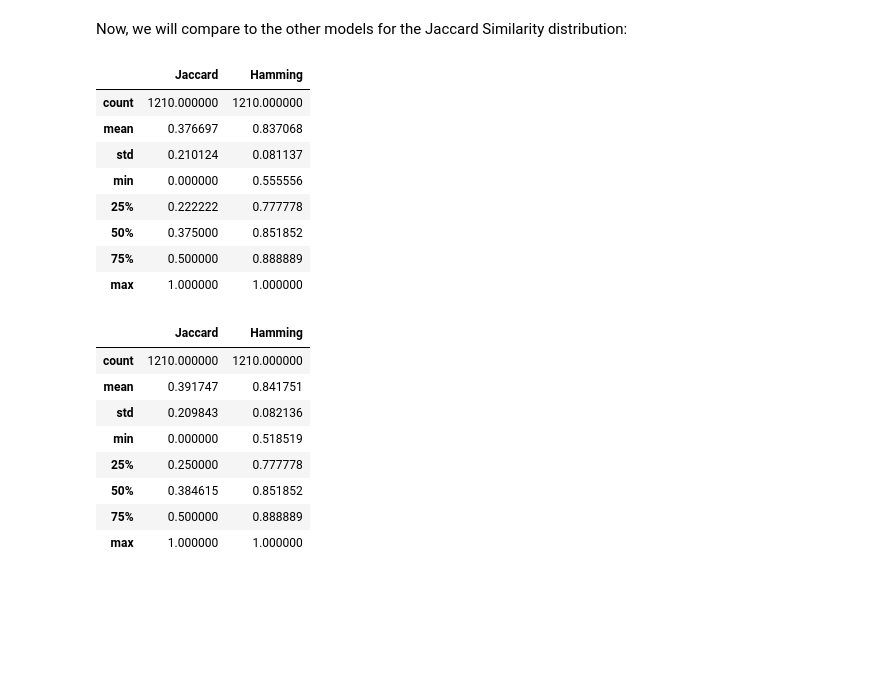
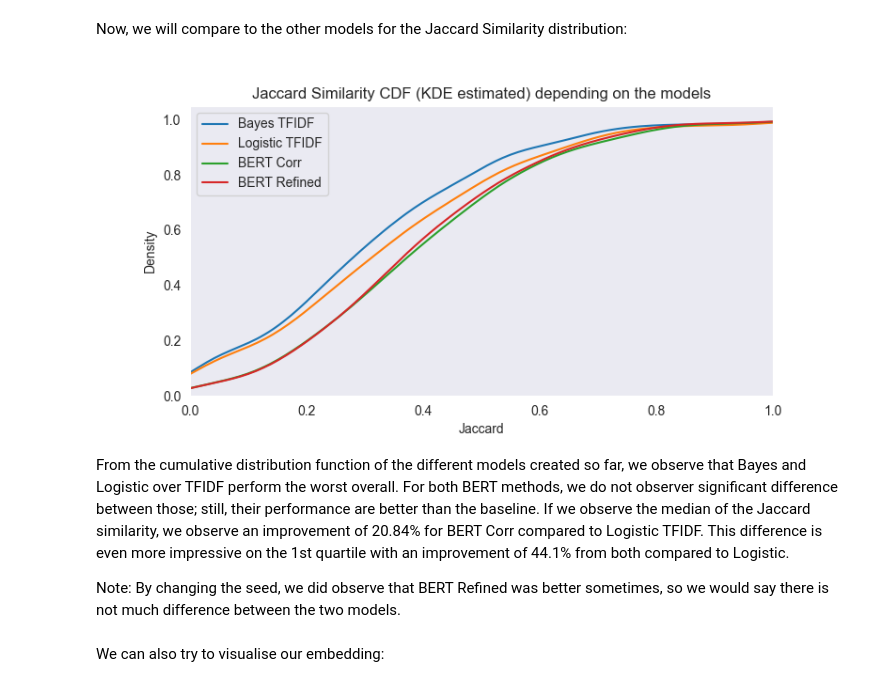
Before and after one commit to minhquan-Hoang95/WNLNLesage_Hoang_Prediction_NLP2026, a Jupyter notebook: project.ipynb, the cells around one changed output. Saved outputs shown, nothing was run; the diff lists cells and outputs as text; code cells hidden in the pictures; blank space fills up the shorter version.

```diff
--- a/project.ipynb
+++ b/project.ipynb
@@ -1829,7 +1831,9 @@ X_test_BertEmbeddedNormalised = nn.functional.normalize(torch.tensor(X_test_Bert
 # %% [markdown]
 Now, we proceed with the training loop. Here, we will do the training for both model with correlation layer and refinement layer.
 # %%
-def trainNN(X_train:torch.tensor, Y_train:torch.tensor, batchSize:int = 100, epochs:int=50, refine:bool=True) -> NeuralMultiLabelClassifier:
+def trainNN(X_train:torch.tensor, Y_train:torch.tensor, batchSize:int = 100, epochs:int=50, refine:bool=True, seed:int=0) -> NeuralMultiLabelClassifier:
+    # Setup the seed of torch for reproducibility
+    torch.manual_seed(seed)
 
     # Because the labels are unbalanced, use the Weighted BCEWithLogitLoss so that we can add a higher weight to rare labels
     positiveCount = Y_train.sum(axis=0)
@@ -1854,8 +1858,8 @@ def trainNN(X_train:torch.tensor, Y_train:torch.tensor, batchSize:int = 100, epo
         # Permute the batches at each epoch to avoid Overfitting. The random seed is set to epoch to keep determinism
         rng = np.random.RandomState(epoch)
         permutation = rng.permutation(np.arange(X_train.shape[0]))
-        X_train = X_train[permutation,:]
-        Y_train = Y_train[permutation,:]
+        X_epoch = X_train[permutation]
+        Y_epoch = Y_train[permutation]
 
         # For each batch
         for batch in range(0, (X_train.shape[0]/batchSize).__ceil__()):
@@ -1863,8 +1867,8 @@ def trainNN(X_train:torch.tensor, Y_train:torch.tensor, batchSize:int = 100, epo
             optimizer.zero_grad()
 
             # Compute logits and loss for the current batch
-            logits = neuralModel(torch.tensor(X_train[batch*batchSize:(batch+1)*batchSize,:]))
-            loss = criterion(logits, torch.tensor(Y_train[batch*batchSize:(batch+1)*batchSize]).float())
+            logits = neuralModel(torch.tensor(X_epoch[batch*batchSize:(batch+1)*batchSize,:]))
+            loss = criterion(logits, torch.tensor(Y_epoch[batch*batchSize:(batch+1)*batchSize]).float())
 
             # Back propagation
             loss.backward()
@@ -2030,53 +2034,33 @@ with torch.no_grad():
     y_predRefinedNeuralModel = nn.functional.sigmoid(refinedNeuralModel(X_test_BertEmbeddedNormalised)).detach().numpy()>thresholdsRefined
 # %% [markdown]
 Now, we will compare to the other models for the Jaccard Similarity distribution:
+# %%
+rowMetricsNeuralBaseline = computeRowMetrics(X_test[:,0,0], y_test, y_predNeuralModelBaseline, classes_)
+rowMetricsNeuralRefined = computeRowMetrics(X_test[:,0,0], y_test, y_predRefinedNeuralModel, classes_)
 # %%
 plt.close("all")
 
 # Subplots
-figure, axes = plt.subplots(1, 2, sharey=True, figsize=(8,4), sharex=True)
-figure.suptitle('Jaccard and Hamming Similarity depending on TFIDF models')
+fig, ax = plt.subplots(1, 1, figsize=(8,4))
 
 # Scaterplot for all the metrics
-sns.histplot(rowMetricsBayesTFIDF, x="Hamming", ax=axes[0], label="Bayes", bins=7, stat="probability")
-sns.histplot(rowMetricsLogisticTFIDF, x="Hamming", ax=axes[0], label="Logistic", bins=7, stat="probability")
-sns.histplot(rowMetricsBayesTFIDF, x="Jaccard", ax=axes[1], label="Bayes", bins=7, stat="probability")
-sns.histplot(rowMetricsLogisticTFIDF, x="Jaccard", ax=axes[1], label="Logistic", bins=7, stat="probability")
-
+sns.kdeplot(rowMetricsBayesTFIDF, x="Jaccard", ax=ax, label="Bayes TFIDF", cumulative=True)
+sns.kdeplot(rowMetricsLogisticTFIDF, x="Jaccard", ax=ax, label="Logistic TFIDF", cumulative=True)
+sns.kdeplot(rowMetricsNeuralBaseline, x="Jaccard", ax=ax, label="BERT Corr", cumulative=True)
+sns.kdeplot(rowMetricsNeuralRefined, x="Jaccard", ax=ax, label="BERT Refined", cumulative=True)
 
 # Set the titles
-axes[0].set_title("Hamming Similarity")
-axes[0].legend()
-axes[1].set_title("Jaccard Similarity")
-axes[1].legend()
+ax.set_title("Jaccard Similarity CDF (KDE estimated) depending on the models")
+ax.set_xlim(0,1)
+ax.legend()
 
 # Plot the diagrams
-plt.tight_layout()
 plt.show()
+# %% [output]
+[figure, added]
-# %%
-
-computeRowMetrics(X_test[:,0,0], y_test, y_predNeuralModelBaseline, classes_).describe()
-# %% [output]
-|  | Jaccard | Hamming |
-| count | 1210.000000 | 1210.000000 |
-| mean | 0.376697 | 0.837068 |
-| std | 0.210124 | 0.081137 |
-| min | 0.000000 | 0.555556 |
-| 25% | 0.222222 | 0.777778 |
-| 50% | 0.375000 | 0.851852 |
-| 75% | 0.500000 | 0.888889 |
-| max | 1.000000 | 1.000000 |
-# %%
-# Get the predictions for the refined model
-
-computeRowMetrics(X_test[:,0,0], y_test, y_predRefinedNeuralModel, classes_).describe()
-# %% [output]
-|  | Jaccard | Hamming |
-| count | 1210.000000 | 1210.000000 |
-| mean | 0.391747 | 0.841751 |
-| std | 0.209843 | 0.082136 |
-| min | 0.000000 | 0.518519 |
-| 25% | 0.250000 | 0.777778 |
-| 50% | 0.384615 | 0.851852 |
-| 75% | 0.500000 | 0.888889 |
-| max | 1.000000 | 1.000000 |
+# %% [markdown]
+From the cumulative distribution function of the different models created so far, we observe that Bayes and Logistic over TFIDF perform the worst overall. For both BERT methods, we do not observer significant difference between those; still, their performance are better than the baseline. If we observe the median of the Jaccard similarity, we observe an improvement of 20.84% for BERT Corr compared to Logistic TFIDF.  This difference is even more impressive on the 1st quartile with an improvement of 44.1% from both compared to Logistic.
+
+Note: By changing the seed, we did observe that BERT Refined was better sometimes, so we would say there is not much difference between the two models.
+# %% [markdown]
+We can also try to visualise our embedding:
```
Also changed, not shown: parts of 7 cells of this notebook, 4 other files.
